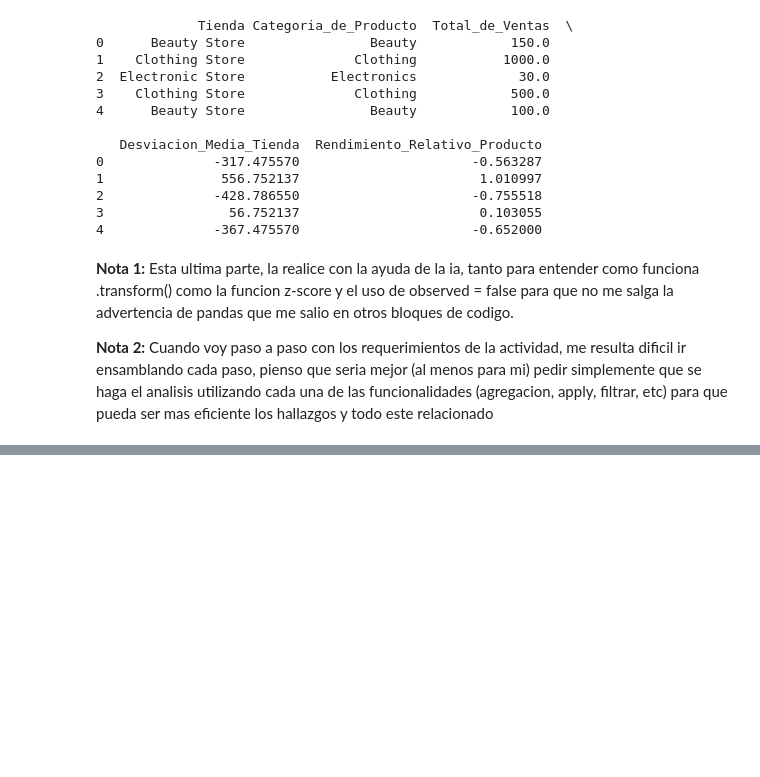
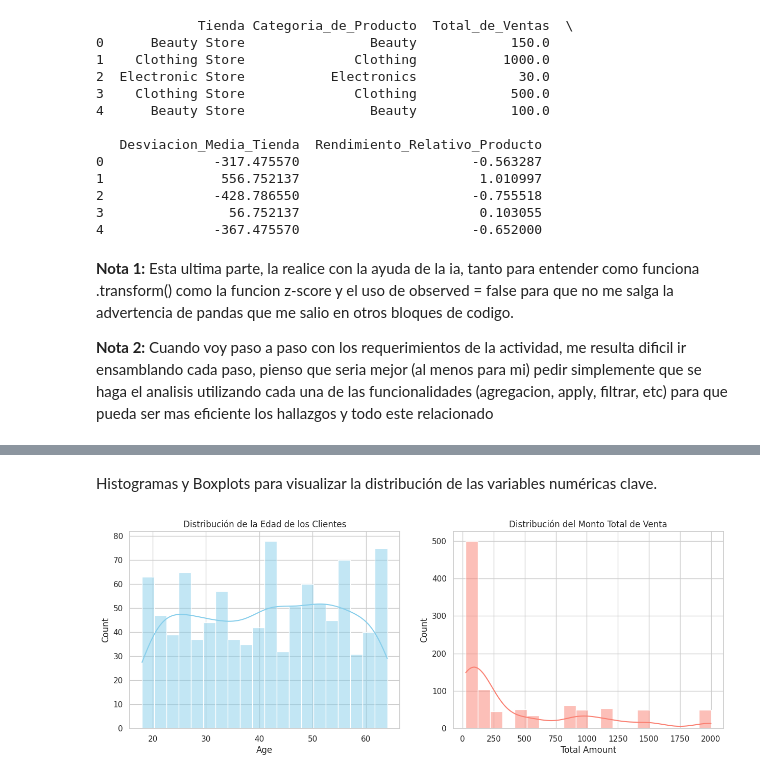
Before and after one commit to kalex066/RetailSales_DataAnalysis, a Jupyter notebook: notebooks/RetailSales_Analysis.ipynb, the cells around one changed output, grey strips where cells are left out. Cells and saved outputs as stored; diff of their text form; code cells hidden in the pictures; blank space fills up the shorter version.

Commit message:
PArte IV del proyecto. Visualizaciones

```diff
--- a/notebooks/RetailSales_Analysis.ipynb
+++ b/notebooks/RetailSales_Analysis.ipynb
@@ -595,0 +627,20 @@ Esta ultima parte, la realice con la ayuda de la ia, tanto para entender como fu
+# %% [markdown]
+Histogramas y Boxplots para visualizar la distribución de las variables numéricas clave.
+# %%
+import matplotlib.pyplot as plt
+import seaborn as sns
+
+sns.set_theme(style="whitegrid")
+
+# Histogramas de Edad y Monto Total
+fig, axes = plt.subplots(1, 2, figsize=(15, 5))
+
+sns.histplot(df_rs['Age'], bins=20, kde=True, ax=axes[0], color='skyblue')
+axes[0].set_title('Distribución de la Edad de los Clientes')
+
+sns.histplot(df_rs['Total Amount'], bins=20, kde=True, ax=axes[1], color='salmon')
+axes[1].set_title('Distribución del Monto Total de Venta')
+
+plt.show()
+# %% [output]
+[figure, added]
```
Also changed, not shown: parts of 18 cells of this notebook.
